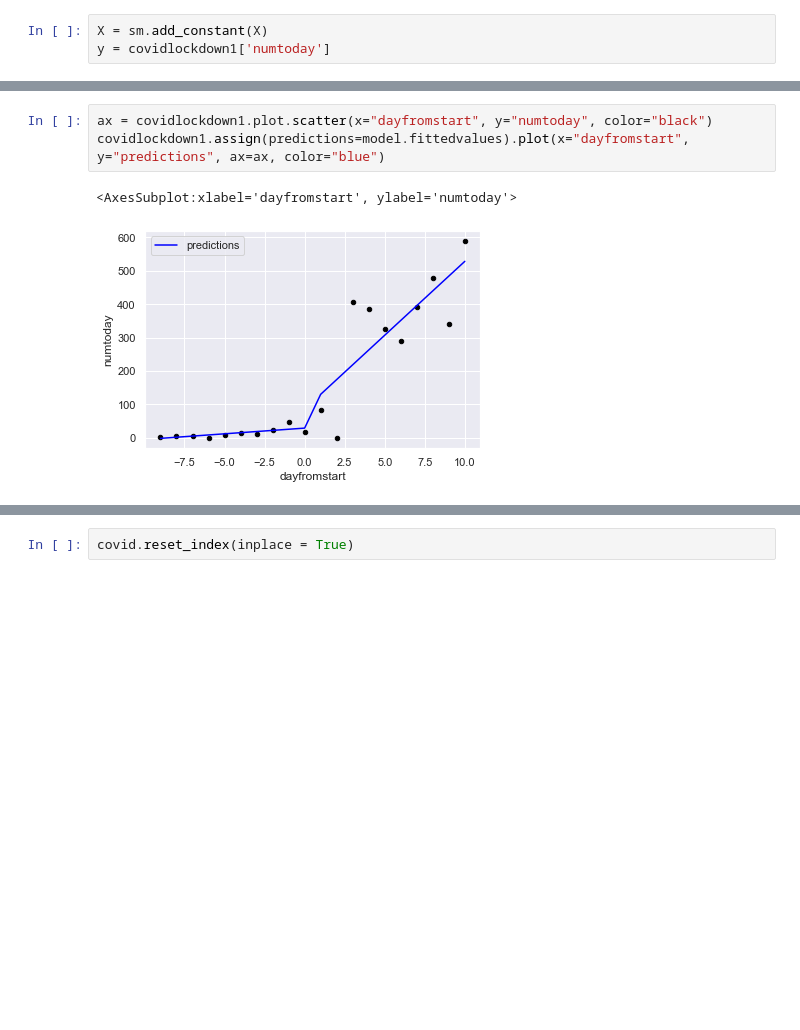
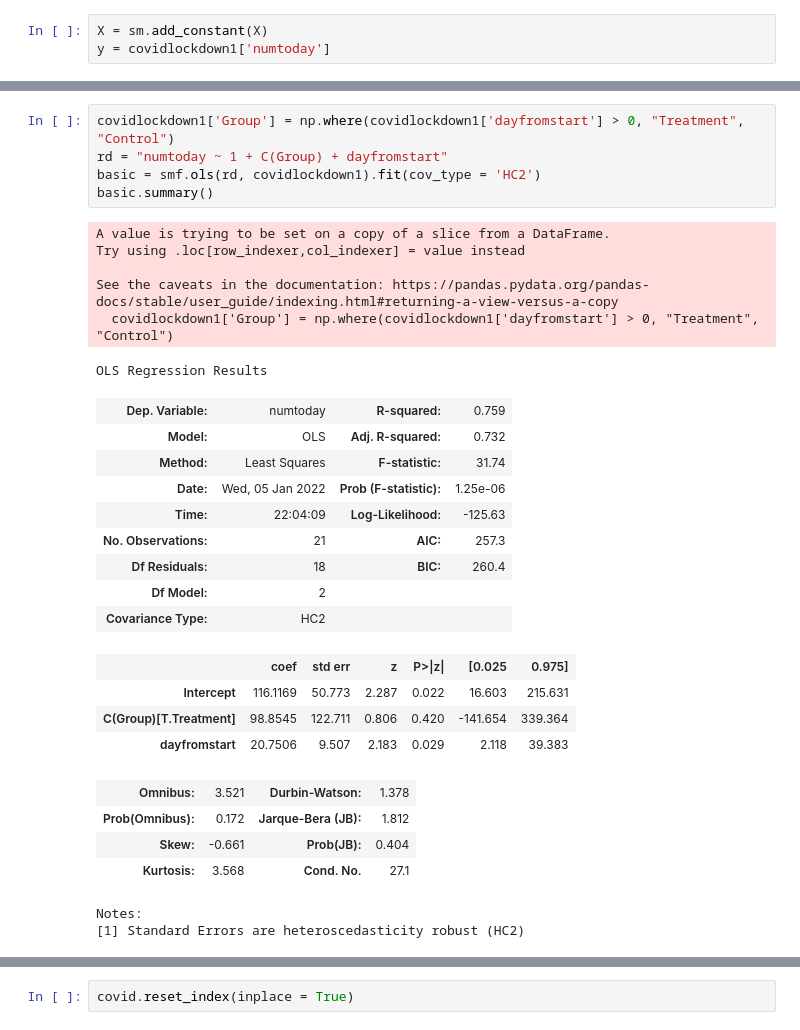
Before and after one commit to SamerAlsaadi315/Project---Regression, a Jupyter notebook: Regression Project_original_SA.ipynb, the cells around one changed output, grey strips where cells are left out. Cells and saved outputs as stored; diff of their text form; blank space fills up the shorter version.

```diff
--- a/Regression Project_original_SA.ipynb
+++ b/Regression Project_original_SA.ipynb
@@ -187,6 +139,31 @@ covidlockdown1
-# %%
-ax = covidlockdown1.plot.scatter(x="dayfromstart", y="numtoday", color="black")
-covidlockdown1.assign(predictions=model.fittedvalues).plot(x="dayfromstart", y="predictions", ax=ax, color="blue")
-# %% [output]
-<AxesSubplot:xlabel='dayfromstart', ylabel='numtoday'>
-[figure, removed]
+# %%
+covidlockdown1['Group'] = np.where(covidlockdown1['dayfromstart'] > 0, "Treatment", "Control")
+rd = "numtoday ~ 1 + C(Group) + dayfromstart"
+basic = smf.ols(rd, covidlockdown1).fit(cov_type = 'HC2')
+basic.summary()
+# %% [output]
+A value is trying to be set on a copy of a slice from a DataFrame.
+Try using .loc[row_indexer,col_indexer] = value instead
+
+See the caveats in the documentation: https://pandas.pydata.org/pandas-docs/stable/user_guide/indexing.html#returning-a-view-versus-a-copy
+  covidlockdown1['Group'] = np.where(covidlockdown1['dayfromstart'] > 0, "Treatment", "Control")
+OLS Regression Results
+| Dep. Variable: | numtoday | R-squared: | 0.759 |
+| Model: | OLS | Adj. R-squared: | 0.732 |
+| Method: | Least Squares | F-statistic: | 31.74 |
+| Date: | Wed, 05 Jan 2022 | Prob (F-statistic): | 1.25e-06 |
+| Time: | 22:04:09 | Log-Likelihood: | -125.63 |
+| No. Observations: | 21 | AIC: | 257.3 |
+| Df Residuals: | 18 | BIC: | 260.4 |
+| Df Model: | 2 |  |  |
+| Covariance Type: | HC2 |  |  |
+|  | coef | std err | z | P>|z| | [0.025 | 0.975] |
+| Intercept | 116.1169 | 50.773 | 2.287 | 0.022 | 16.603 | 215.631 |
+| C(Group)[T.Treatment] | 98.8545 | 122.711 | 0.806 | 0.420 | -141.654 | 339.364 |
+| dayfromstart | 20.7506 | 9.507 | 2.183 | 0.029 | 2.118 | 39.383 |
+| Omnibus: | 3.521 | Durbin-Watson: | 1.378 |
+| Prob(Omnibus): | 0.172 | Jarque-Bera (JB): | 1.812 |
+| Skew: | -0.661 | Prob(JB): | 0.404 |
+| Kurtosis: | 3.568 | Cond. No. | 27.1 |
+Notes:
+[1] Standard Errors are heteroscedasticity robust (HC2)
```
Also changed, not shown: parts of 11 cells of this notebook.
